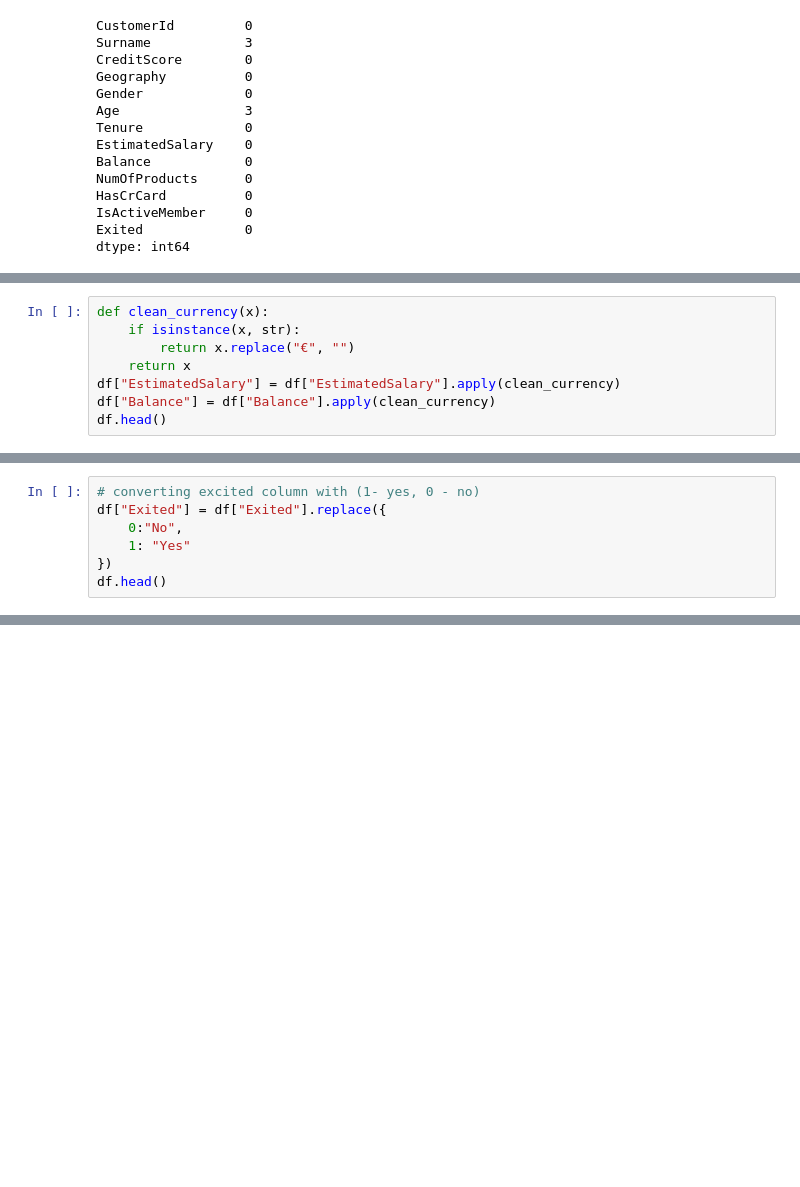
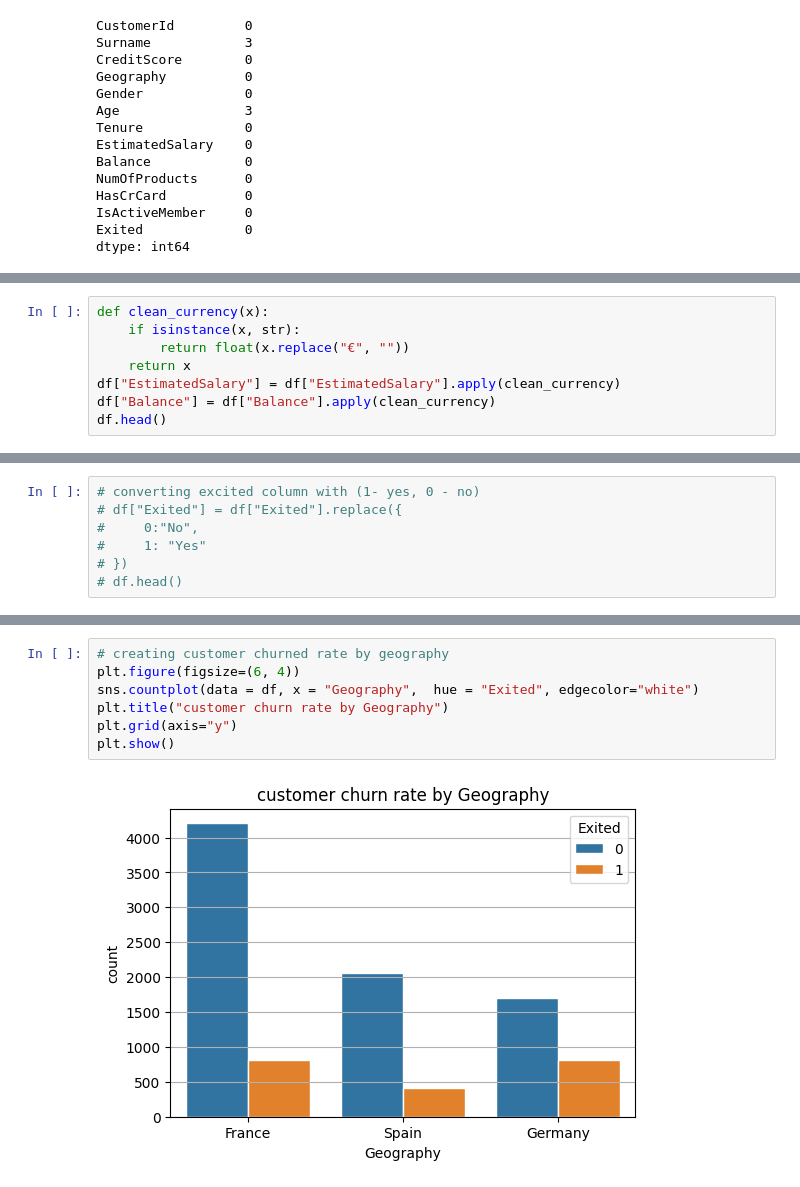
Before and after one commit to badmusolamilekan93-del/project, a Jupyter notebook: bank_churn_analysis.ipynb, the cells around one changed output, grey strips where cells are left out. Cells and saved outputs as stored; diff of their text form; blank space fills up the shorter version.

```diff
--- a/bank_churn_analysis.ipynb
+++ b/bank_churn_analysis.ipynb
@@ -92,7 +123,7 @@ df["Geography"].unique()
 # %%
 def clean_currency(x):
     if isinstance(x, str):
-        return x.replace("€", "")
+        return float(x.replace("€", ""))
     return x
 df["EstimatedSalary"] = df["EstimatedSalary"].apply(clean_currency)
 df["Balance"] = df["Balance"].apply(clean_currency)
@@ -100,10 +138,10 @@ df.head()
 # %%
 # converting excited column with (1- yes, 0 - no)
-df["Exited"] = df["Exited"].replace({
-    0:"No",
-    1: "Yes"
-})
-df.head()
+# df["Exited"] = df["Exited"].replace({
+#     0:"No",
+#     1: "Yes"
+# })
+# df.head()
 # %%
 # filtering customer with high credit score
 high_customer_credit_score = df[df["CreditScore"] >= 700]
@@ -132,0 +287,9 @@ avg_credit_score
+# %%
+# creating customer churned rate by geography
+plt.figure(figsize=(6, 4))
+sns.countplot(data = df, x = "Geography",  hue = "Exited", edgecolor="white")
+plt.title("customer churn rate by Geography")
+plt.grid(axis="y")
+plt.show()
+# %% [output]
+[figure, added]
```
Also changed, not shown: parts of 21 cells of this notebook, 1 other file.
